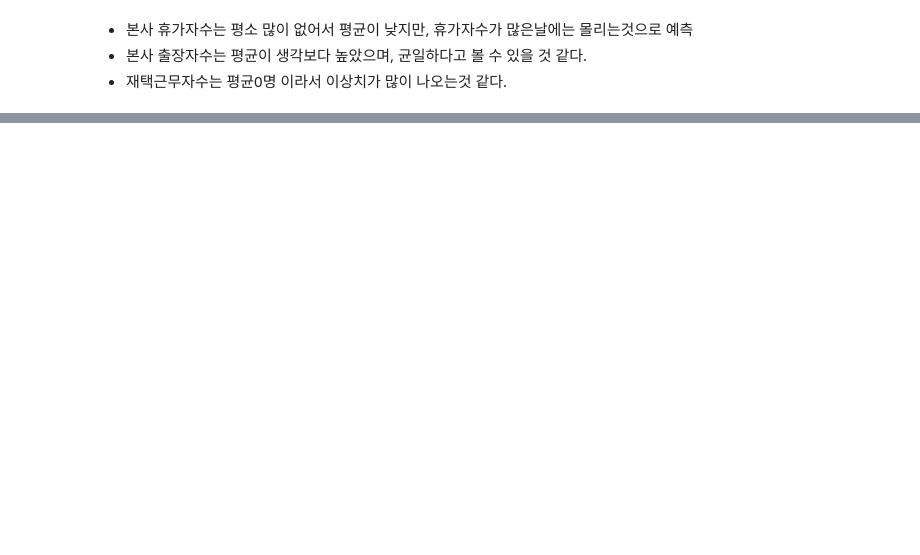
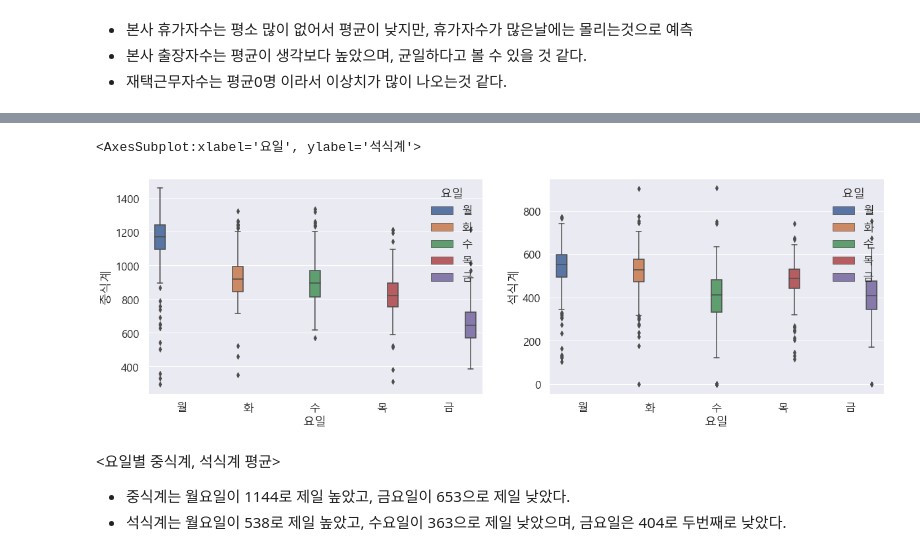
Before and after one commit to Yeony54/AI_Study_Notes, a Jupyter notebook: Machine Learning/02_Predict_Food_Demand/Predict_Food_Demand_EDA.ipynb, the cells around one changed output, grey strips where cells are left out. Cells and saved outputs as stored; diff of their text form; code cells hidden in the pictures; blank space fills up the shorter version.

```diff
--- a/Machine Learning/02_Predict_Food_Demand/Predict_Food_Demand_EDA.ipynb
+++ b/Machine Learning/02_Predict_Food_Demand/Predict_Food_Demand_EDA.ipynb
@@ -150,0 +184,17 @@ plt.show()
+# %%
+# 요일별 중식계, 석식계
+
+fig = plt.figure(figsize=(20,6))
+
+ax1 = fig.add_subplot(1,2,1)
+sns.boxplot('요일','중식계', hue='요일', data=df_train, ax=ax1)
+
+ax2 = fig.add_subplot(1,2,2)
+sns.boxplot('요일','석식계', hue='요일', data=df_train, ax=ax2)
+# %% [output]
+<AxesSubplot:xlabel='요일', ylabel='석식계'>
+[figure, added]
+# %% [markdown]
+<요일별 중식계, 석식계 평균>
+- 중식계는 월요일이 1144로 제일 높았고, 금요일이 653으로 제일 낮았다.
+- 석식계는 월요일이 538로 제일 높았고, 수요일이 363으로 제일 낮았으며, 금요일은 404로 두번째로 낮았다.
```
Also changed, not shown: parts of 61 cells of this notebook, 2 other files.
